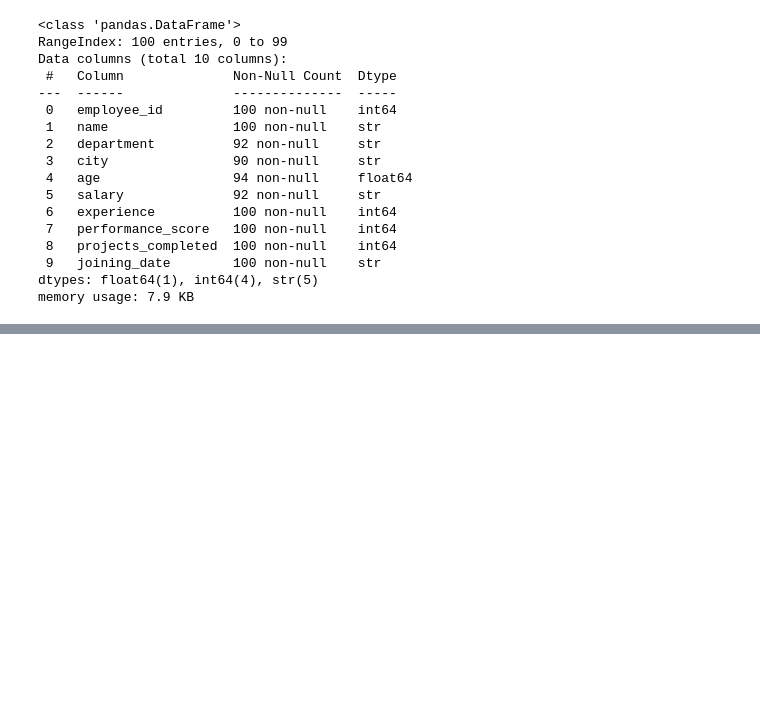
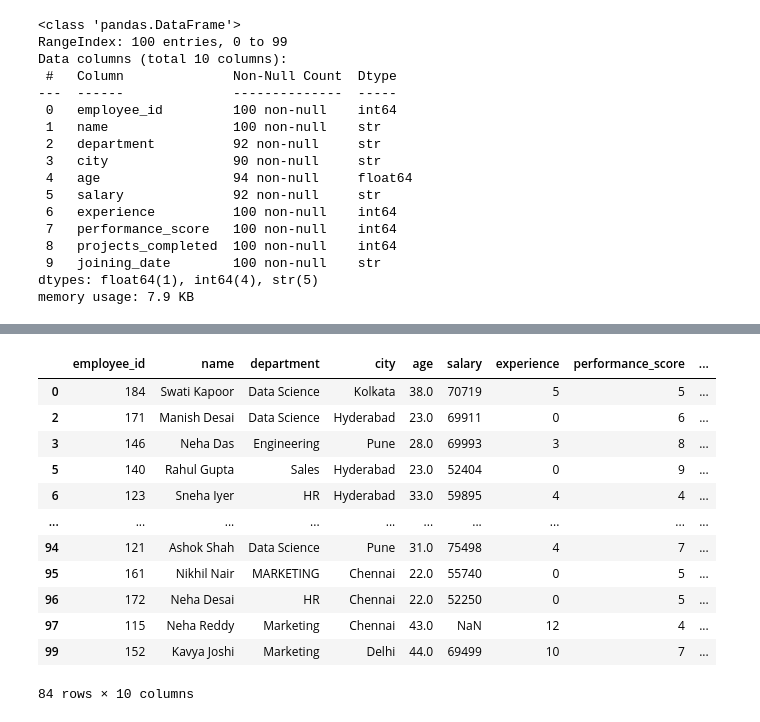
Before and after one commit to sanathecoder/PY, a Jupyter notebook: Pandas/pandas.ipynb, the cells around one changed output, grey strips where cells are left out. Saved outputs shown, nothing was run; the diff lists cells and outputs as text; code cells hidden in the pictures; blank space fills up the shorter version.

```diff
--- a/Pandas/pandas.ipynb
+++ b/Pandas/pandas.ipynb
@@ -154,0 +194,17 @@ df[ df["age"] > 40]
+# %%
+# Data Cleaning
+df.dropna(subset = ["city", "age"])
+# %% [output]
+|  | employee_id | name | department | city | age | salary | experience | performance_score | ... |
+| 0 | 184 | Swati Kapoor | Data Science | Kolkata | 38.0 | 70719 | 5 | 5 | ... |
+| 2 | 171 | Manish Desai | Data Science | Hyderabad | 23.0 | 69911 | 0 | 6 | ... |
+| 3 | 146 | Neha Das | Engineering | Pune | 28.0 | 69993 | 3 | 8 | ... |
+| 5 | 140 | Rahul Gupta | Sales | Hyderabad | 23.0 | 52404 | 0 | 9 | ... |
+| 6 | 123 | Sneha Iyer | HR | Hyderabad | 33.0 | 59895 | 4 | 4 | ... |
+| ... | ... | ... | ... | ... | ... | ... | ... | ... | ... |
+| 94 | 121 | Ashok Shah | Data Science | Pune | 31.0 | 75498 | 4 | 7 | ... |
+| 95 | 161 | Nikhil Nair | MARKETING | Chennai | 22.0 | 55740 | 0 | 5 | ... |
+| 96 | 172 | Neha Desai | HR | Chennai | 22.0 | 52250 | 0 | 5 | ... |
+| 97 | 115 | Neha Reddy | Marketing | Chennai | 43.0 | NaN | 12 | 4 | ... |
+| 99 | 152 | Kavya Joshi | Marketing | Delhi | 44.0 | 69499 | 10 | 7 | ... |
+84 rows × 10 columns
```
Also changed, not shown: parts of 14 cells of this notebook.
